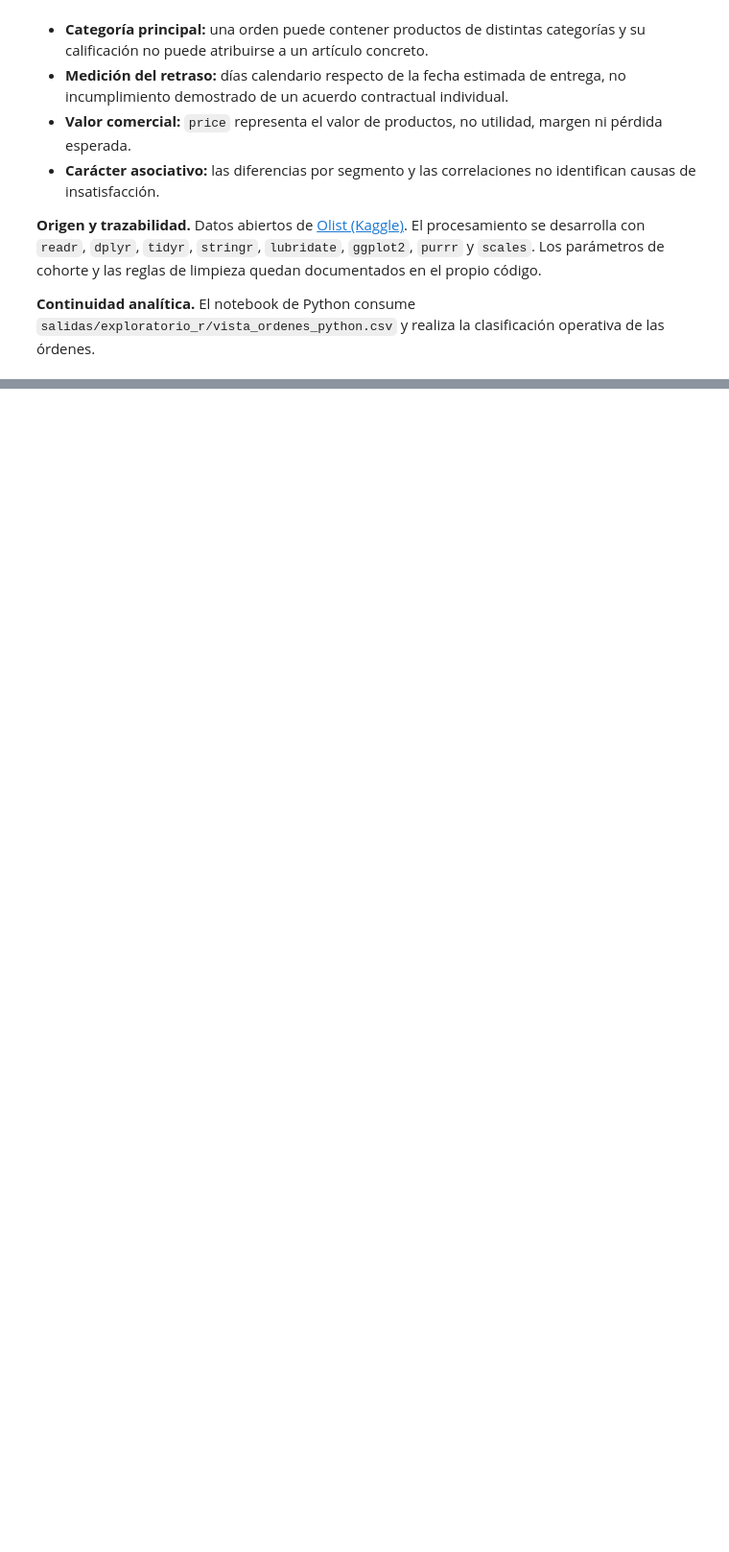
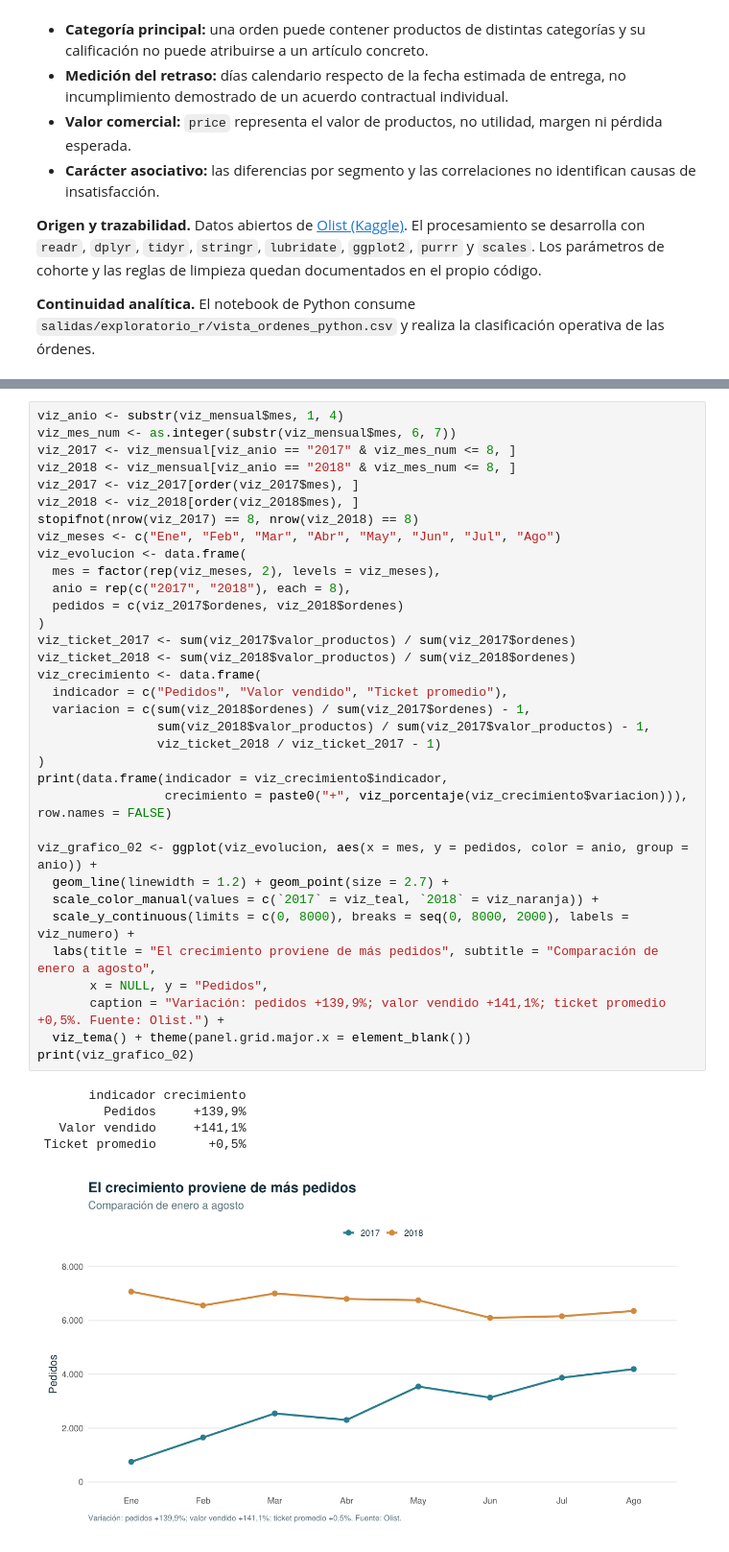
Before and after one commit to santiago-1710/Caso-Integrador-Final, a Jupyter notebook: notebooks/Diagnostico_Exploratorio_R.ipynb, the cells around one changed output, grey strips where cells are left out. Shown at 96% size. Cells and saved outputs as stored; diff of their text form; blank space fills up the shorter version.

```diff
--- a/notebooks/Diagnostico_Exploratorio_R.ipynb
+++ b/notebooks/Diagnostico_Exploratorio_R.ipynb
@@ -978,0 +1106,40 @@ Carpeta: C:\Users\santi\OneDrive\Documents\Diploma\DataScience_Business\Analytic
+# %%
+viz_anio <- substr(viz_mensual$mes, 1, 4)
+viz_mes_num <- as.integer(substr(viz_mensual$mes, 6, 7))
+viz_2017 <- viz_mensual[viz_anio == "2017" & viz_mes_num <= 8, ]
+viz_2018 <- viz_mensual[viz_anio == "2018" & viz_mes_num <= 8, ]
+viz_2017 <- viz_2017[order(viz_2017$mes), ]
+viz_2018 <- viz_2018[order(viz_2018$mes), ]
+stopifnot(nrow(viz_2017) == 8, nrow(viz_2018) == 8)
+viz_meses <- c("Ene", "Feb", "Mar", "Abr", "May", "Jun", "Jul", "Ago")
+viz_evolucion <- data.frame(
+  mes = factor(rep(viz_meses, 2), levels = viz_meses),
+  anio = rep(c("2017", "2018"), each = 8),
+  pedidos = c(viz_2017$ordenes, viz_2018$ordenes)
+)
+viz_ticket_2017 <- sum(viz_2017$valor_productos) / sum(viz_2017$ordenes)
+viz_ticket_2018 <- sum(viz_2018$valor_productos) / sum(viz_2018$ordenes)
+viz_crecimiento <- data.frame(
+  indicador = c("Pedidos", "Valor vendido", "Ticket promedio"),
+  variacion = c(sum(viz_2018$ordenes) / sum(viz_2017$ordenes) - 1,
+                sum(viz_2018$valor_productos) / sum(viz_2017$valor_productos) - 1,
+                viz_ticket_2018 / viz_ticket_2017 - 1)
+)
+print(data.frame(indicador = viz_crecimiento$indicador,
+                 crecimiento = paste0("+", viz_porcentaje(viz_crecimiento$variacion))), row.names = FALSE)
+
+viz_grafico_02 <- ggplot(viz_evolucion, aes(x = mes, y = pedidos, color = anio, group = anio)) +
+  geom_line(linewidth = 1.2) + geom_point(size = 2.7) +
+  scale_color_manual(values = c(`2017` = viz_teal, `2018` = viz_naranja)) +
+  scale_y_continuous(limits = c(0, 8000), breaks = seq(0, 8000, 2000), labels = viz_numero) +
+  labs(title = "El crecimiento proviene de más pedidos", subtitle = "Comparación de enero a agosto",
+       x = NULL, y = "Pedidos",
+       caption = "Variación: pedidos +139,9%; valor vendido +141,1%; ticket promedio +0,5%. Fuente: Olist.") +
+  viz_tema() + theme(panel.grid.major.x = element_blank())
+print(viz_grafico_02)
+# %% [output]
+       indicador crecimiento
+         Pedidos     +139,9%
+   Valor vendido     +141,1%
+ Ticket promedio       +0,5%
+[figure, added]
```
Also changed, not shown: parts of 14 cells of this notebook.
